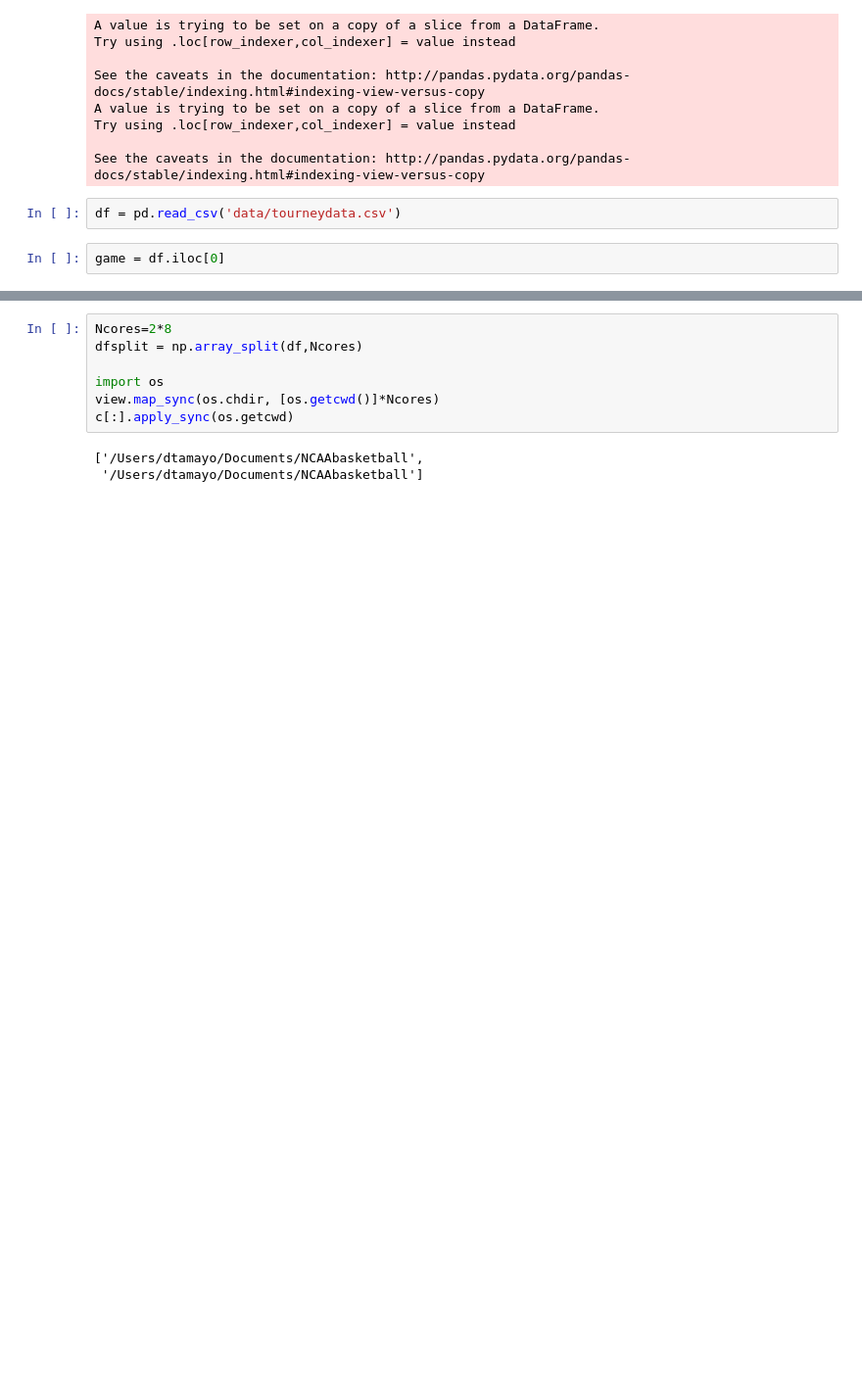
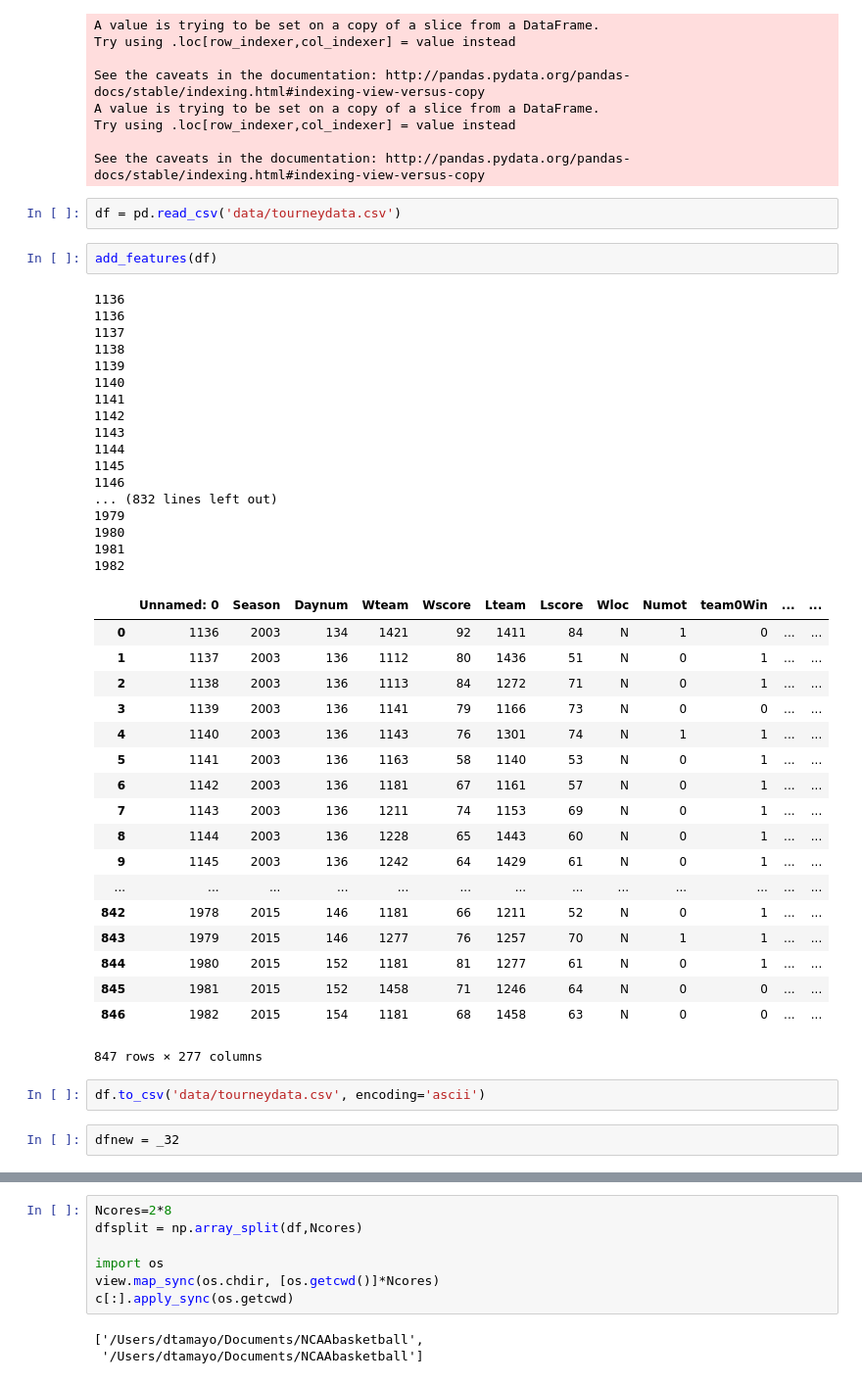
Before and after one commit to dtamayo/NCAAbasketball, a Jupyter notebook: tourneyMassey.ipynb, the cells around one changed output, grey strips where cells are left out. Shown at 98% size. Drawn from its saved outputs; the diff is of its cells as text; blank space fills up the shorter version.

Commit message:
tourney data with massey ordinals

```diff
--- a/tourneyMassey.ipynb
+++ b/tourneyMassey.ipynb
@@ -124,5 +125,45 @@ Try using .loc[row_indexer,col_indexer] = value instead
 See the caveats in the documentation: http://pandas.pydata.org/pandas-docs/stable/indexing.html#indexing-view-versus-copy
 # %%
 df = pd.read_csv('data/tourneydata.csv')
-# %%
-game = df.iloc[0]
+# %%
+add_features(df)
+# %% [output]
+1136
+1136
+1137
+1138
+1139
+1140
+1141
+1142
+1143
+1144
+1145
+1146
+... (832 lines left out)
+1979
+1980
+1981
+1982
+|  | Unnamed: 0 | Season | Daynum | Wteam | Wscore | Lteam | Lscore | Wloc | Numot | team0Win | ... | ... |
+| 0 | 1136 | 2003 | 134 | 1421 | 92 | 1411 | 84 | N | 1 | 0 | ... | ... |
+| 1 | 1137 | 2003 | 136 | 1112 | 80 | 1436 | 51 | N | 0 | 1 | ... | ... |
+| 2 | 1138 | 2003 | 136 | 1113 | 84 | 1272 | 71 | N | 0 | 1 | ... | ... |
+| 3 | 1139 | 2003 | 136 | 1141 | 79 | 1166 | 73 | N | 0 | 0 | ... | ... |
+| 4 | 1140 | 2003 | 136 | 1143 | 76 | 1301 | 74 | N | 1 | 1 | ... | ... |
+| 5 | 1141 | 2003 | 136 | 1163 | 58 | 1140 | 53 | N | 0 | 1 | ... | ... |
+| 6 | 1142 | 2003 | 136 | 1181 | 67 | 1161 | 57 | N | 0 | 1 | ... | ... |
+| 7 | 1143 | 2003 | 136 | 1211 | 74 | 1153 | 69 | N | 0 | 1 | ... | ... |
+| 8 | 1144 | 2003 | 136 | 1228 | 65 | 1443 | 60 | N | 0 | 1 | ... | ... |
+| 9 | 1145 | 2003 | 136 | 1242 | 64 | 1429 | 61 | N | 0 | 1 | ... | ... |
+| ... | ... | ... | ... | ... | ... | ... | ... | ... | ... | ... | ... | ... |
+| 842 | 1978 | 2015 | 146 | 1181 | 66 | 1211 | 52 | N | 0 | 1 | ... | ... |
+| 843 | 1979 | 2015 | 146 | 1277 | 76 | 1257 | 70 | N | 1 | 1 | ... | ... |
+| 844 | 1980 | 2015 | 152 | 1181 | 81 | 1277 | 61 | N | 0 | 1 | ... | ... |
+| 845 | 1981 | 2015 | 152 | 1458 | 71 | 1246 | 64 | N | 0 | 0 | ... | ... |
+| 846 | 1982 | 2015 | 154 | 1181 | 68 | 1458 | 63 | N | 0 | 0 | ... | ... |
+847 rows × 277 columns
+# %%
+df.to_csv('data/tourneydata.csv', encoding='ascii')
+# %%
+dfnew = _32
```
Also changed, not shown: parts of 5 cells of this notebook, 1 other file.
